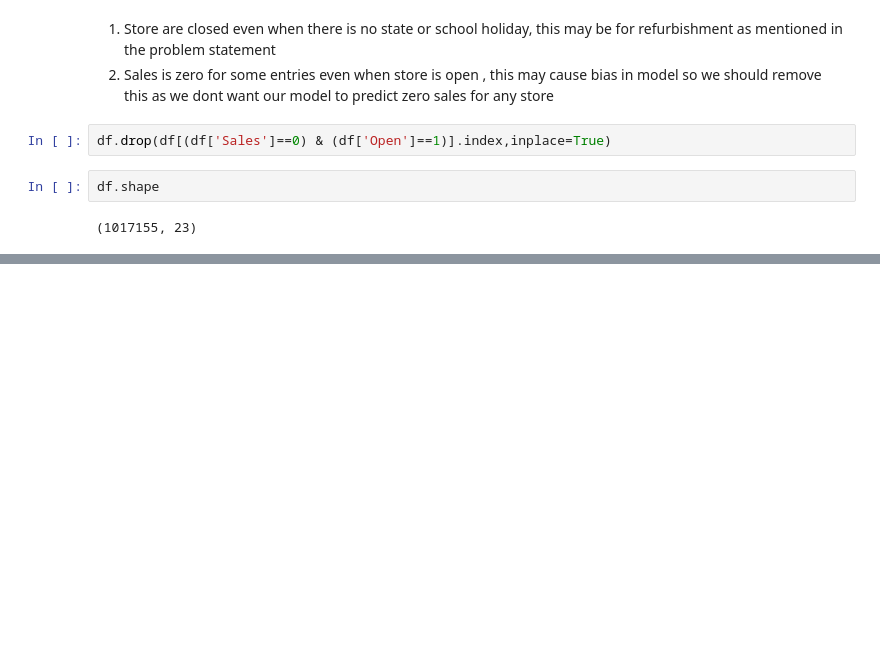
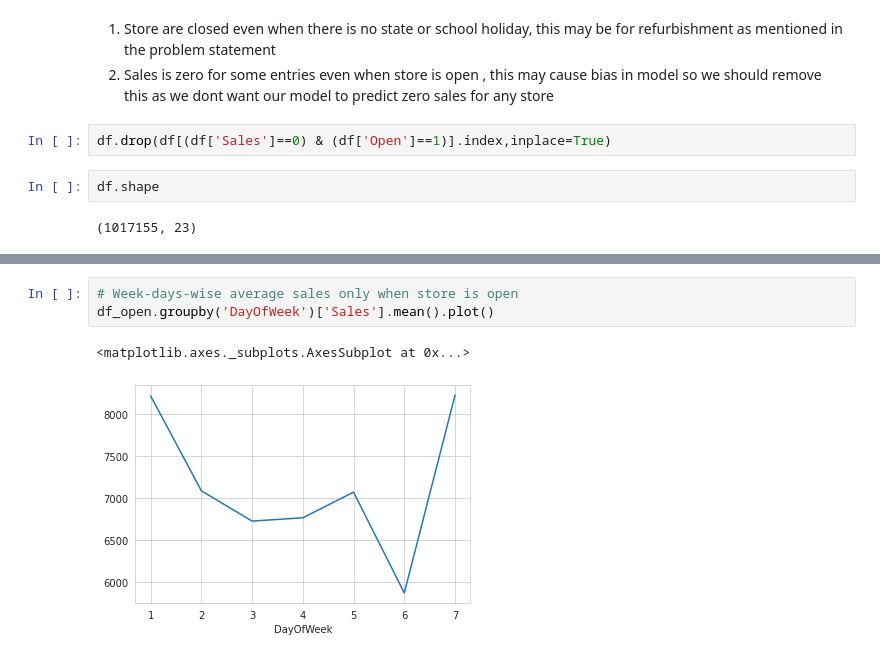
Before and after one commit to palash-21/Rossmann_Stores_Sales_Prediction, a Jupyter notebook: Rossmann_Stores_Sales_Prediction.ipynb, the cells around one changed output, grey strips where cells are left out. Saved outputs shown, nothing was run; the diff lists cells and outputs as text; blank space fills up the shorter version.

```diff
--- a/Rossmann_Stores_Sales_Prediction.ipynb
+++ b/Rossmann_Stores_Sales_Prediction.ipynb
@@ -373,0 +457,6 @@ df.shape
+# %%
+# Week-days-wise average sales only when store is open
+df_open.groupby('DayOfWeek')['Sales'].mean().plot()
+# %% [output]
+<matplotlib.axes._subplots.AxesSubplot at 0x...>
+[figure, added]
```
Also changed, not shown: parts of 86 cells of this notebook.
